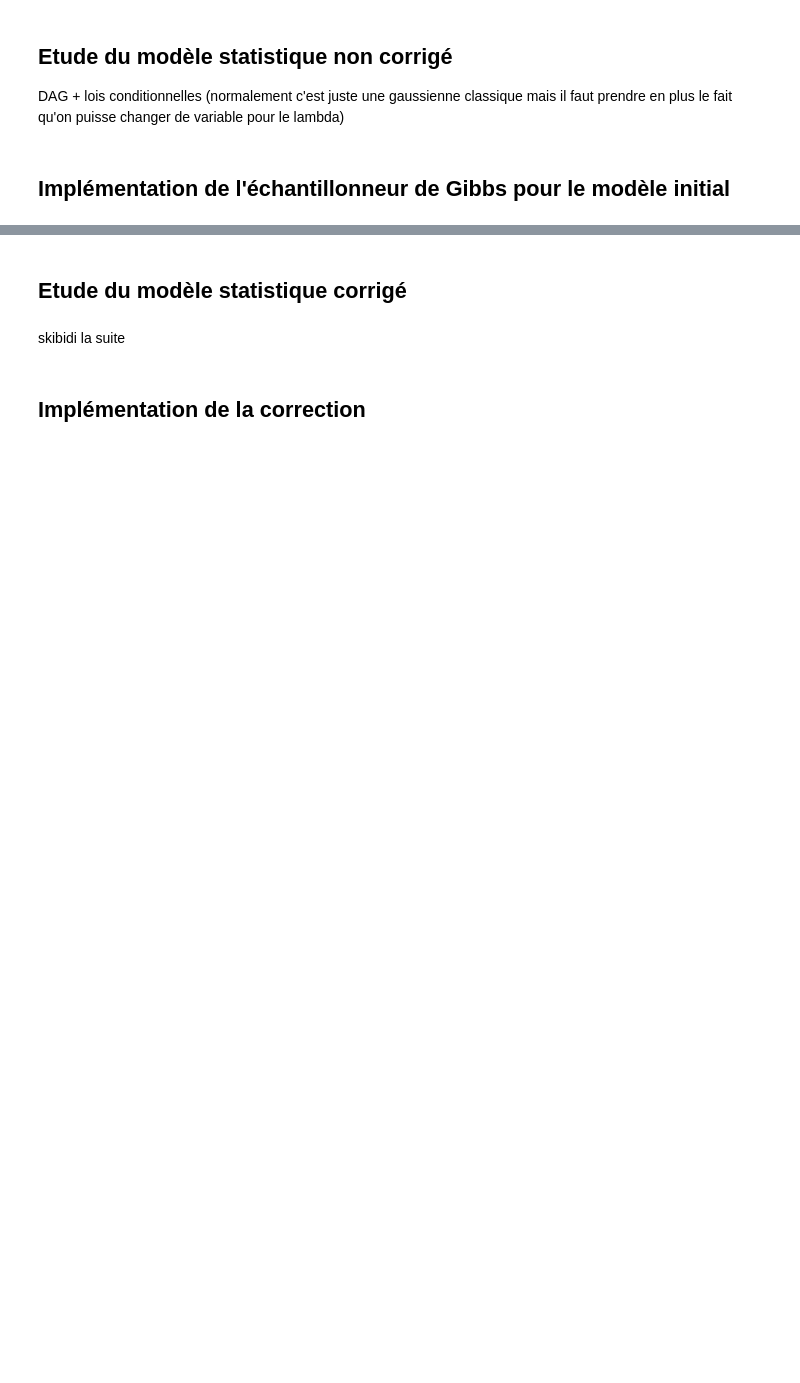
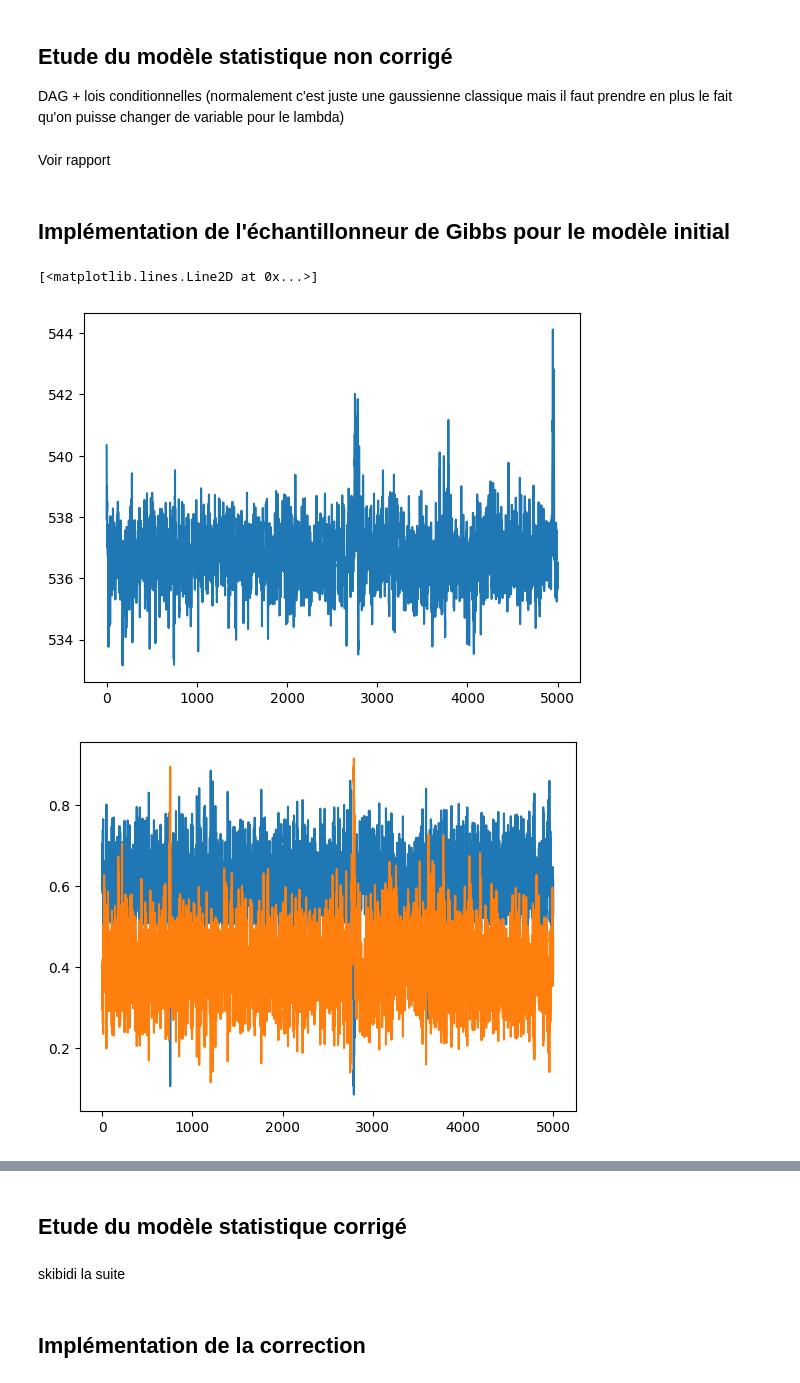
Before and after one commit to yanisk33200/Bayesien, a Jupyter notebook: Bayes.ipynb, the cells around one changed output, grey strips where cells are left out. Saved outputs shown, nothing was run; the diff lists cells and outputs as text; code cells hidden in the pictures; blank space fills up the shorter version.

Commit message:
Code fini avec theta

```diff
--- a/Bayes.ipynb
+++ b/Bayes.ipynb
@@ -72,5 +70,3 @@ Ensuite, on passe y en format numpy pour l'exploitation dans l'échantillonneur
-# %%
-y = df.to_numpy()
 # %% [markdown]
 ## Etude du modèle statistique non corrigé
 
@@ -115,3 +74,5 @@ def Eyes(n_iter, y, init, hyperparam):
+# %% [markdown]
+Voir rapport
 # %%
 n_iter = 5
 # %% [markdown]
@@ -120,0 +155,12 @@ n_iter = 5
+# %%
+plt.plot(samples_lambda1)
+plt.figure()
+plt.plot(samples_P)
+plt.figure()
+plt.plot(samples_tau)
+plt.figure()
+plt.plot(samples_theta)
+# %% [output]
+[<matplotlib.lines.Line2D at 0x...>]
+[figure, added]
+[figure, added]
```
Also changed, not shown: parts of 5 cells of this notebook.
